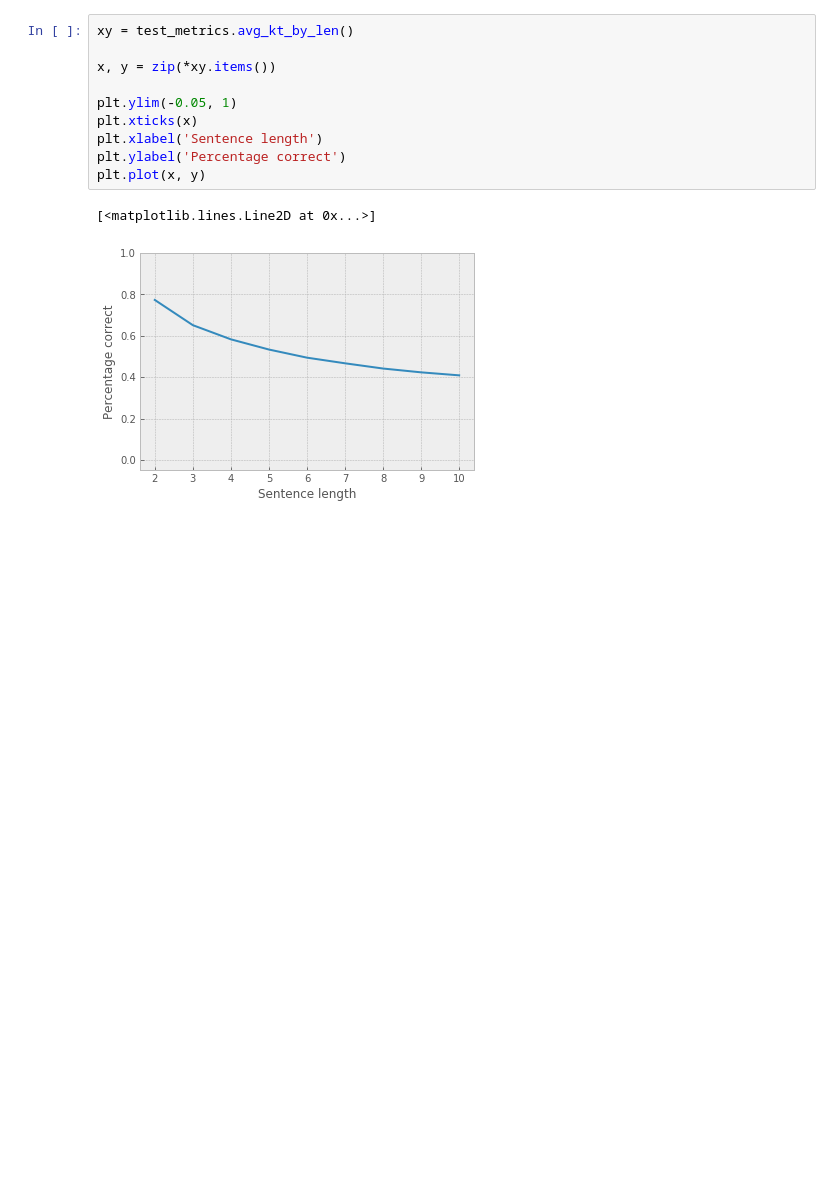
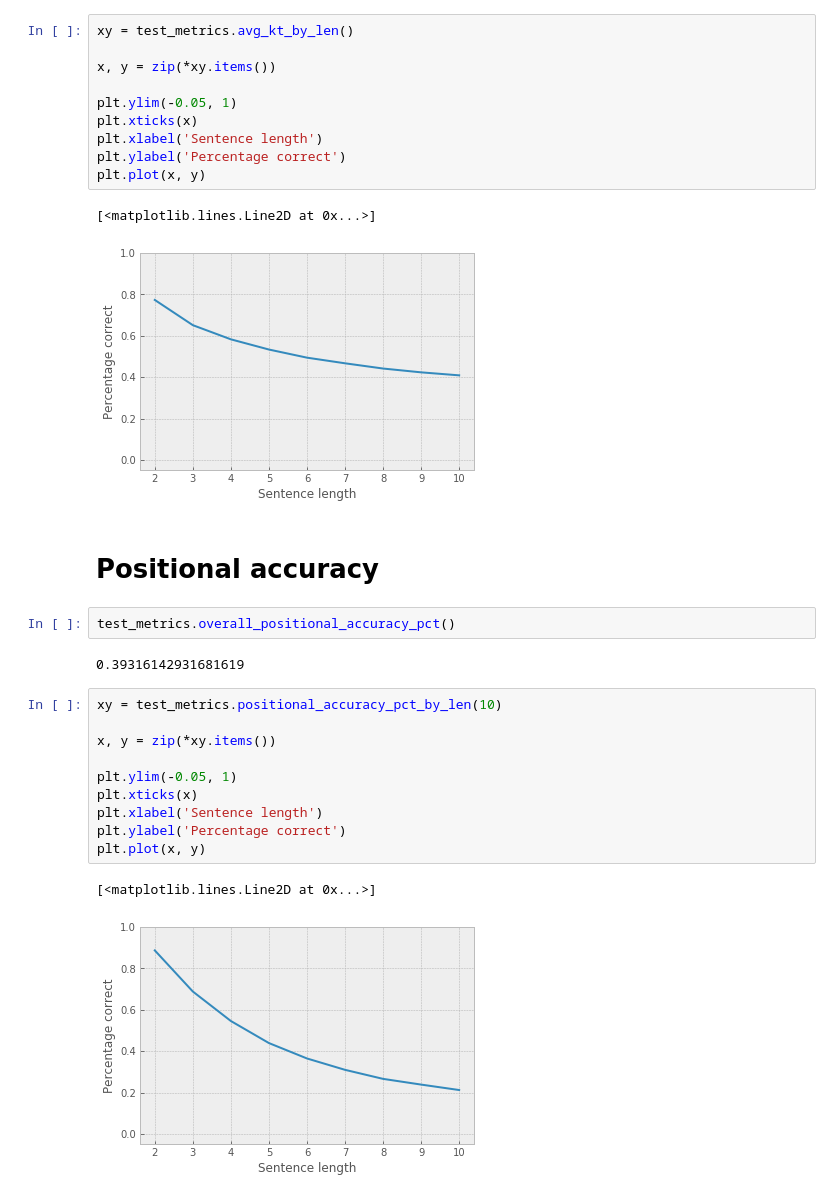
Before and after one commit to davidmcclure/sentence-ordering, a Jupyter notebook: notebooks/final/linear_regression/eval.ipynb, the cells around one changed output. Cells and saved outputs as stored; diff of their text form; blank space fills up the shorter version.

Commit message:
Positional accuracy.

```diff
--- a/notebooks/final/linear_regression/eval.ipynb
+++ b/notebooks/final/linear_regression/eval.ipynb
@@ -184,3 +209,22 @@ plt.plot(x, y)
 # %% [output]
 [<matplotlib.lines.Line2D at 0x...>]
 [figure]
+# %% [markdown]
+# Positional accuracy
+# %%
+test_metrics.overall_positional_accuracy_pct()
+# %% [output]
+0.39316142931681619
+# %%
+xy = test_metrics.positional_accuracy_pct_by_len(10)
+
+x, y = zip(*xy.items())
+
+plt.ylim(-0.05, 1)
+plt.xticks(x)
+plt.xlabel('Sentence length')
+plt.ylabel('Percentage correct')
+plt.plot(x, y)
+# %% [output]
+[<matplotlib.lines.Line2D at 0x...>]
+[figure, added]
```
Also changed, not shown: parts of 1 cell of this notebook, 1 other file.
